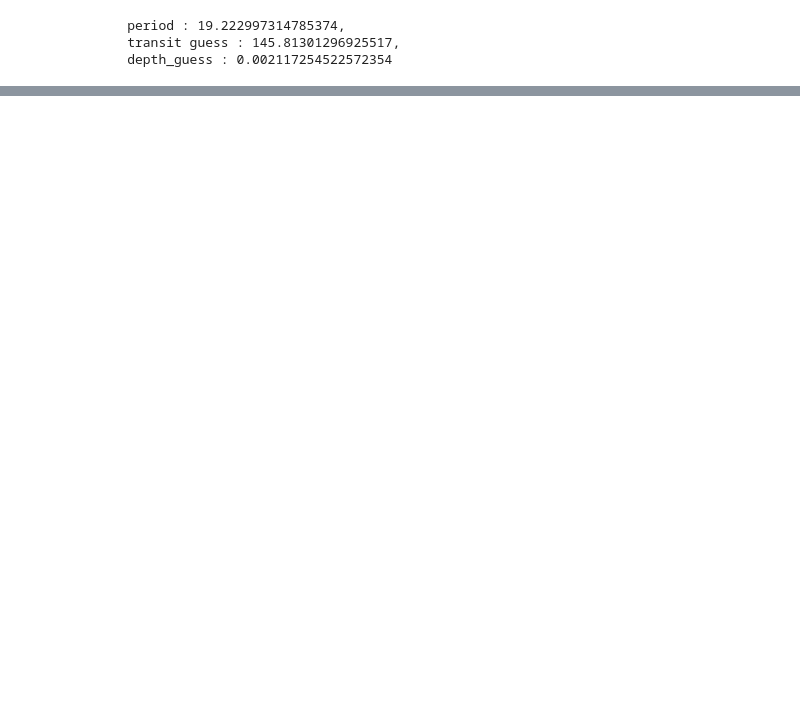
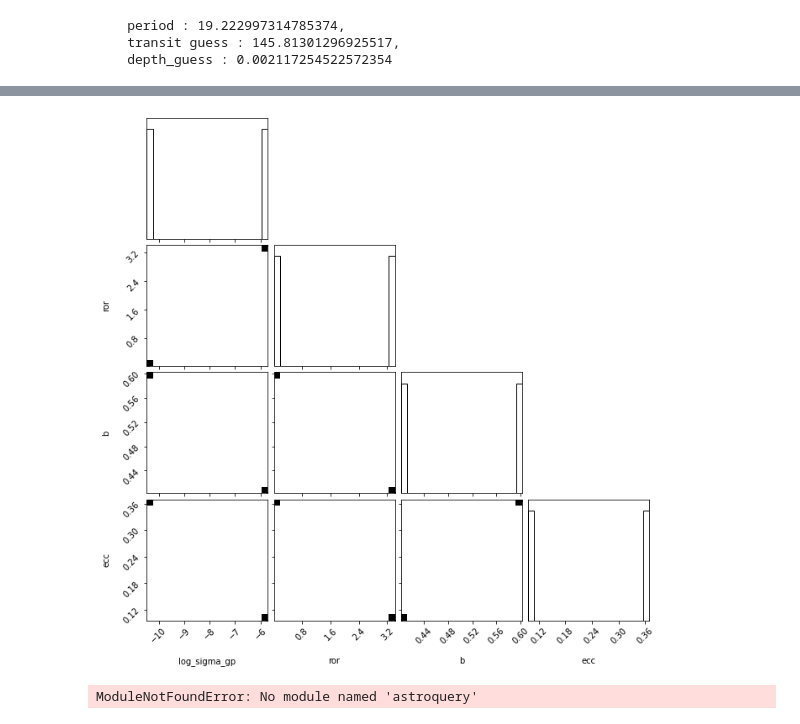
Before and after one commit to cm2435/university_computing_y3, a Jupyter notebook: ph30016_b/Chapter3_ExoLightCurves.ipynb, the cells around one changed output, grey strips where cells are left out. Cells and saved outputs as stored; diff of their text form; code cells hidden in the pictures; blank space fills up the shorter version.

```diff
--- a/ph30016_b/Chapter3_ExoLightCurves.ipynb
+++ b/ph30016_b/Chapter3_ExoLightCurves.ipynb
@@ -534,0 +551,28 @@ NameError: name 'wr' is not defined
+# %%
+import platform
+
+with model:
+    trace = pm.sample(
+        tune=1500,
+        draws=1000,
+        start=map_soln,
+        # Parallel sampling runs poorly or crashes on macos
+        var_names = ["u_quadlimbdark__", "ecc", "u", "log_sigma_gp", "log_rho_gp"]
+        cores=16,
+        chains=2,
+        target_accept=0.95,
+        return_inferencedata=True,
+        random_seed=[261136679, 261136680],
+        init="adapt_full",
+    )
+#with model:
+
+"""trace = pmx.sample(
+        tune=1000,
+        draws=1000,
+        start=map_soln,
+        chains=2,
+        cores=2,
+        return_inferencedata=True,
+        random_seed=[286923464, 464329682],
+    )"""
@@ -534,0 +637,7 @@ NameError: name 'wr' is not defined
+# %%
+import corner
+
+_ = corner.corner(
+    trace, var_names=["log_sigma_gp", "ror", "b", "ecc"]
+)
+# %% [output]
@@ -535,2 +650,43 @@ NameError: name 'wr' is not defined
+[figure, added]
+# %%
+from astroquery.mast import Catalogs
+
+star = Catalogs.query_object("TIC 286923464", catalog="TIC", radius=0.001)
+tic_rho_star = float(star["rho"]), float(star["e_rho"])
+print("rho_star = {0} ± {1}".format(*tic_rho_star))
+
+# Extract the implied density from the fit
+rho_circ = np.repeat(np.asarray(trace.posterior["rho_circ"]).flatten(), 100)
+
+# Sample eccentricity and omega from their priors (the math might
+# be a little more subtle for more informative priors, but I leave
+# that as an exercise for the reader...)
+ecc = np.random.uniform(0, 1, len(rho_circ))
+omega = np.random.uniform(-np.pi, np.pi, len(rho_circ))
+
+# Compute the "g" parameter from Dawson & Johnson and what true
+# density that implies
+g = (1 + ecc * np.sin(omega)) / np.sqrt(1 - ecc**2)
+rho = rho_circ / g**3
+
+# Re-weight these samples to get weighted posterior samples
+log_weights = -0.5 * ((rho - tic_rho_star[0]) / tic_rho_star[1]) ** 2
+weights = np.exp(log_weights - np.max(log_weights))
+
+# Estimate the expected posterior quantiles
+q = corner.quantile(ecc, [0.16, 0.5, 0.84], weights=weights)
+print(
+    "eccentricity = {0:.2f} +{1[1]:.2f} -{1[0]:.2f}".format(q[1], np.diff(q))
+)
+
+_ = corner.corner(
+    np.vstack((ecc, omega)).T,
+    weights=weights,
+    truths=[0.316, None],
+    plot_datapoints=False,
+    labels=["eccentricity", "omega"],
+)
+# %% [output]
+ModuleNotFoundError: No module named 'astroquery'
 # %%
 #time_arr
```
Also changed, not shown: parts of 29 cells of this notebook, 2 other files.
